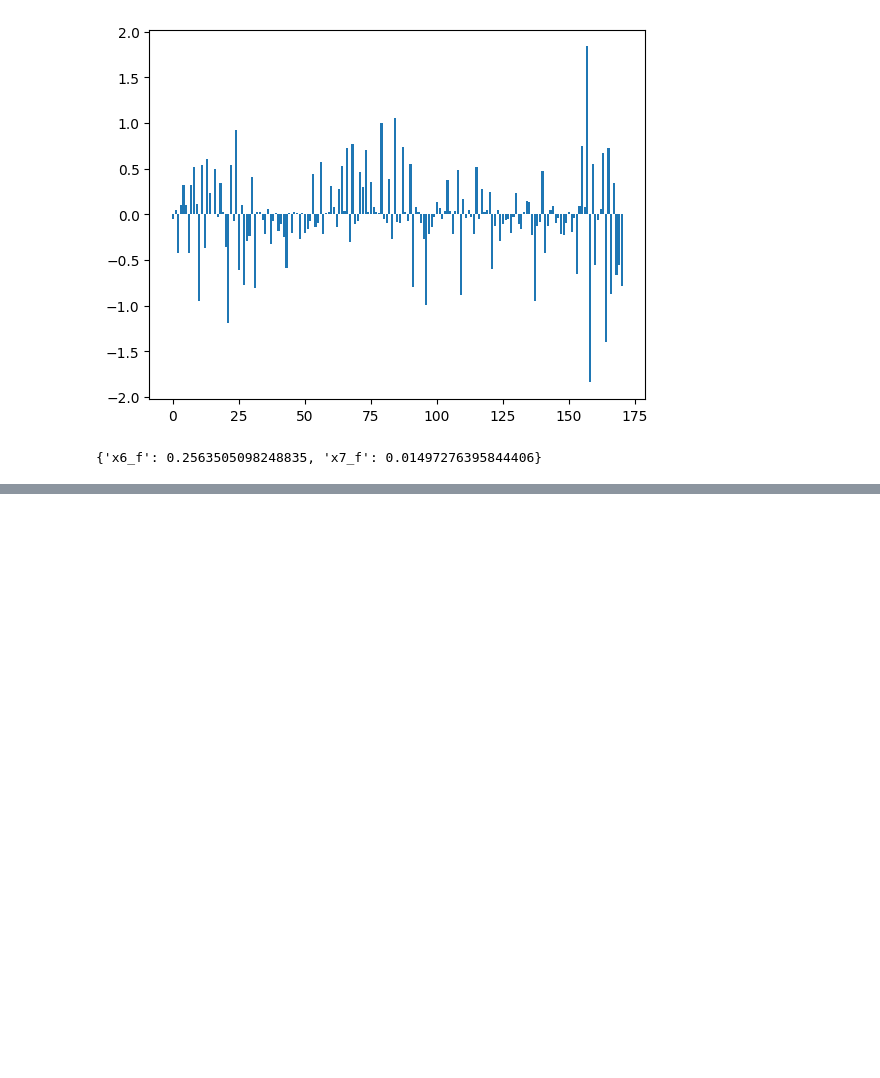
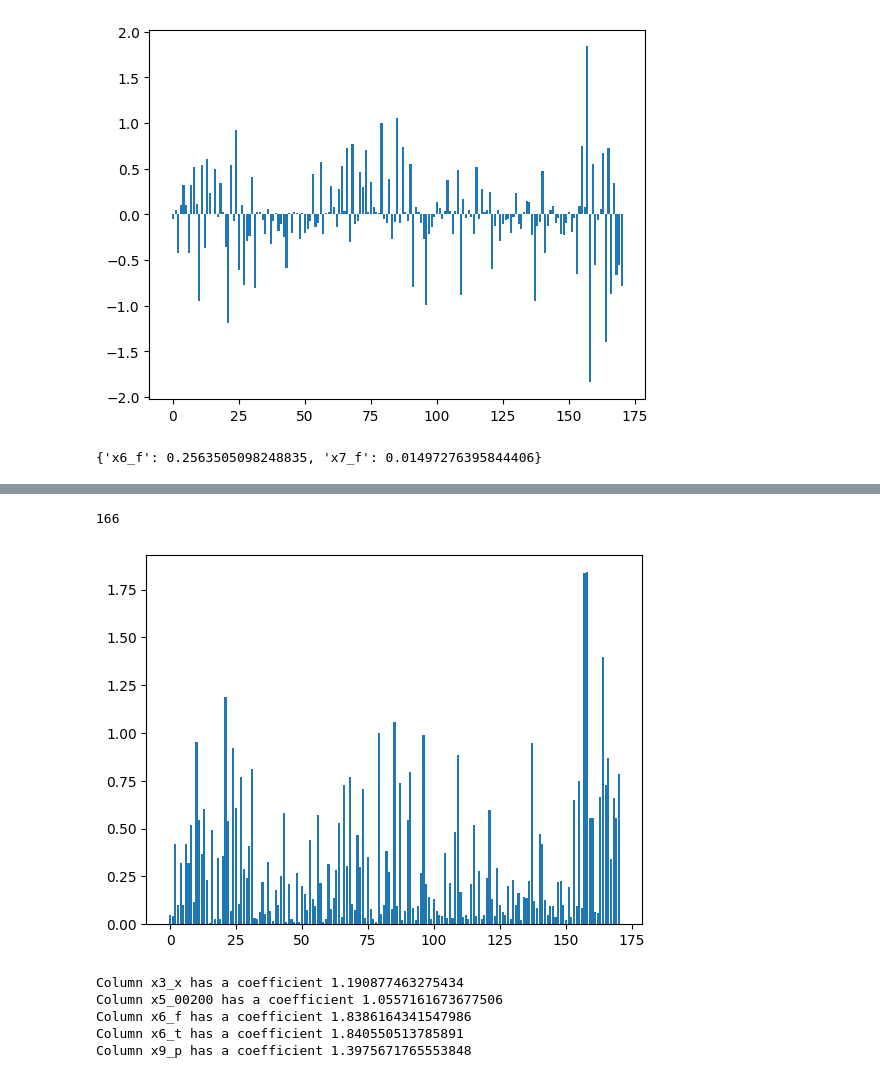
Before and after one commit to edoatley/ml, a Jupyter notebook: datacamp/projects/credit-approvals/notebook.ipynb, the cells around one changed output, grey strips where cells are left out. Drawn from its saved outputs; the diff is of its cells as text; code cells hidden in the pictures; blank space fills up the shorter version.

```diff
--- a/datacamp/projects/credit-approvals/notebook.ipynb
+++ b/datacamp/projects/credit-approvals/notebook.ipynb
@@ -914,0 +926,28 @@ Feature: 170, Score: 0.00000
+# %%
+import matplotlib.pyplot as plt
+abs_importances = [abs(x) for x in logreg.coef_[0]]
+print(len(col_names))
+crit_features = {}
+# summarize feature importance
+for i,v in enumerate(abs_importances):
+    # print('Feature: %0d, Score: %.5f Name: %s' % (i,v,cc_apps_train_cat_encoding.columns[i]))
+    if v > 0.1:
+        name_of_col = col_names[i] if i < len(col_names) else 'unknown'
+        crit_features[f'{name_of_col}'] = v
+# plot feature importance
+plt.bar([x for x in range(len(abs_importances))], abs_importances)
+plt.show()
+# %% [output]
+166
+[figure, added]
+# %%
+threshold=1
+for k, v in crit_features.items():
+    if v > threshold:
+        print(f'Column {k} has a coefficient {v}')
+# %% [output]
+Column x3_x has a coefficient 1.190877463275434
+Column x5_00200 has a coefficient 1.0557161673677506
+Column x6_f has a coefficient 1.8386164341547986
+Column x6_t has a coefficient 1.840550513785891
+Column x9_p has a coefficient 1.3975671765553848
```
Also changed, not shown: parts of 2 cells of this notebook, 3 other files.
